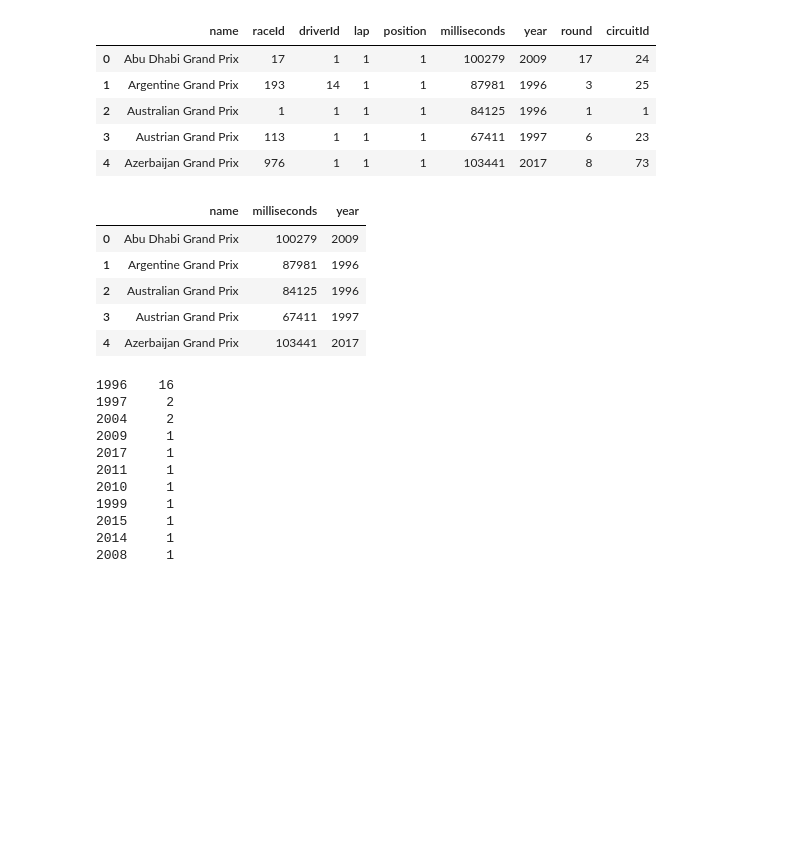
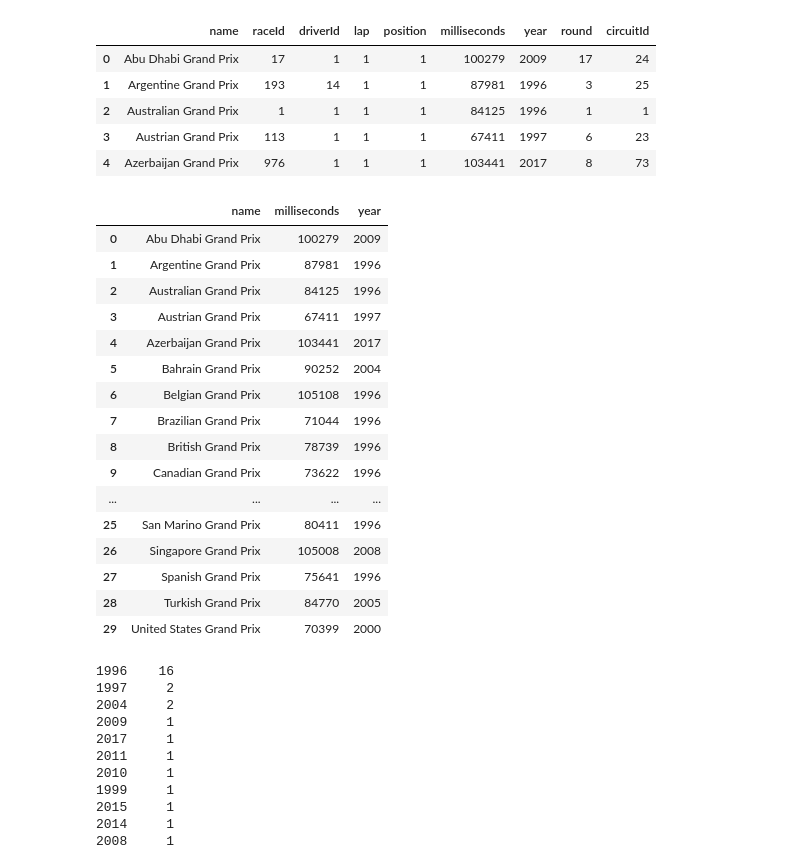
Before and after one commit to BadNan/F1-Data-Analysis, a Jupyter notebook: Project 1 - F1 Analysis.ipynb, the cells around one changed output. Cells and saved outputs as stored; diff of their text form; code cells hidden in the pictures; blank space fills up the shorter version.

```diff
--- a/Project 1 - F1 Analysis.ipynb
+++ b/Project 1 - F1 Analysis.ipynb
@@ -163,5 +166,5 @@ dtype: float64
 # %%
-grouped_circuit = df.groupby(['name'], as_index=False).min('millisecond')
+grouped_circuit = df.groupby(['name'], as_index=False).min('milliseconds')
 grouped_circuit.head()
 # %% [output]
 |  | name | raceId | driverId | lap | position | milliseconds | year | round | circuitId |
@@ -172,14 +175,25 @@ grouped_circuit.head()
 | 4 | Azerbaijan Grand Prix | 976 | 1 | 1 | 1 | 103441 | 2017 | 8 | 73 |
 # %%
 circuit_year_f = grouped_circuit[['name', 'milliseconds', 'year']]
-circuit_year_f.head()
+circuit_year_f.head(35)
 # %% [output]
 |  | name | milliseconds | year |
 | 0 | Abu Dhabi Grand Prix | 100279 | 2009 |
 | 1 | Argentine Grand Prix | 87981 | 1996 |
 | 2 | Australian Grand Prix | 84125 | 1996 |
 | 3 | Austrian Grand Prix | 67411 | 1997 |
 | 4 | Azerbaijan Grand Prix | 103441 | 2017 |
+| 5 | Bahrain Grand Prix | 90252 | 2004 |
+| 6 | Belgian Grand Prix | 105108 | 1996 |
+| 7 | Brazilian Grand Prix | 71044 | 1996 |
+| 8 | British Grand Prix | 78739 | 1996 |
+| 9 | Canadian Grand Prix | 73622 | 1996 |
+| ... | ... | ... | ... |
+| 25 | San Marino Grand Prix | 80411 | 1996 |
+| 26 | Singapore Grand Prix | 105008 | 2008 |
+| 27 | Spanish Grand Prix | 75641 | 1996 |
+| 28 | Turkish Grand Prix | 84770 | 2005 |
+| 29 | United States Grand Prix | 70399 | 2000 |
 # %%
 grouped_circuit['year'].value_counts()
 # %% [output]
```
Also changed, not shown: parts of 14 cells of this notebook.
